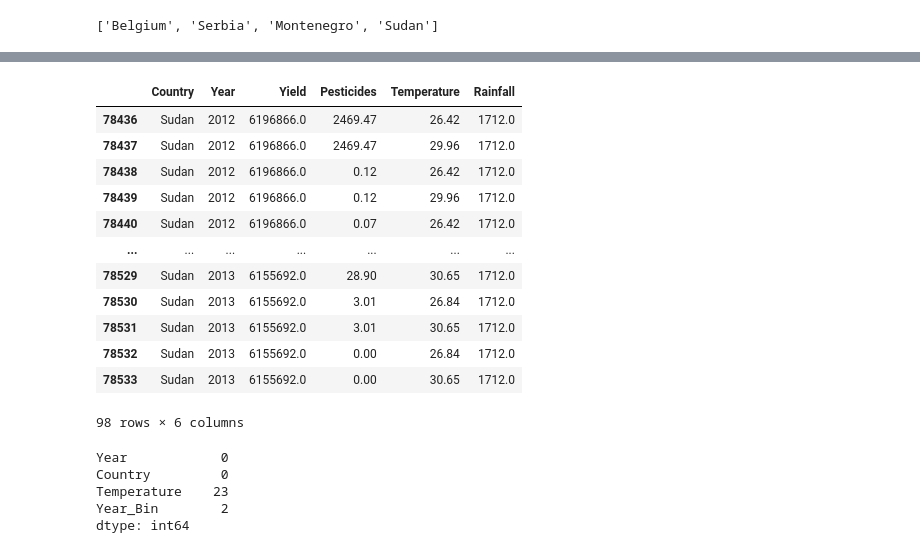
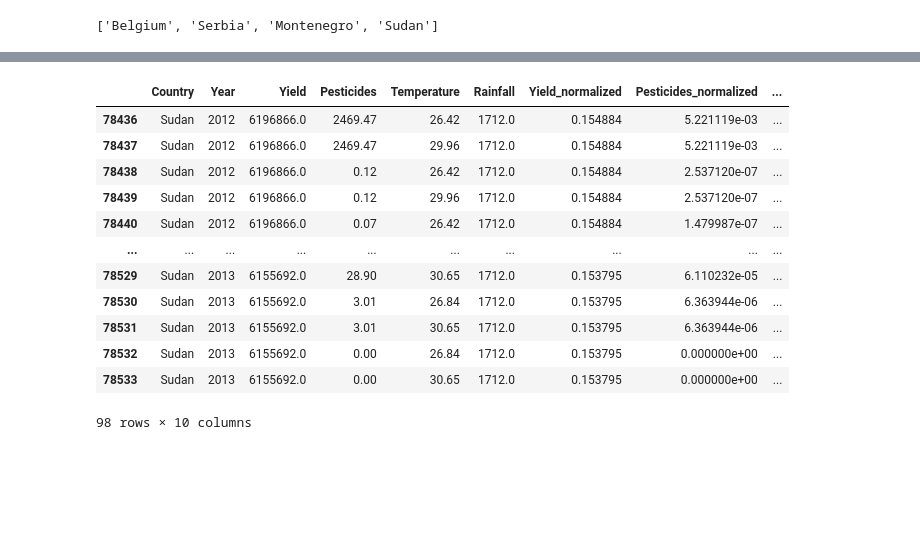
Before and after one commit to nkabram/um-milestone, a Jupyter notebook: osas_analysis.ipynb, the cells around one changed output, grey strips where cells are left out. Cells and saved outputs as stored; diff of their text form; code cells hidden in the pictures; blank space fills up the shorter version.

```diff
--- a/osas_analysis.ipynb
+++ b/osas_analysis.ipynb
@@ -163,13 +161,13 @@ time_series(df, columns_to_plot_time_series)
 # %% [output]
 [figure]
 # %%
-yield_min = merged_df['Yield'].min()
-yield_max = merged_df['Yield'].max()
-merged_df['Yield_normalized'] = (merged_df['Yield'] - yield_min) / (yield_max - yield_min)
+yield_min = df['Yield'].min()
+yield_max = df['Yield'].max()
+df['Yield_normalized'] = (df['Yield'] - yield_min) / (yield_max - yield_min)
 
 # Pesticides
-pesticides_min = merged_df['Pesticides'].min()
-pesticides_max = merged_df['Pesticides'].max()
-merged_df['Pesticides_normalized'] = (merged_df['Pesticides'] - pesticides_min) / (pesticides_max - pesticides_min)
+pesticides_min = df['Pesticides'].min()
+pesticides_max = df['Pesticides'].max()
+df['Pesticides_normalized'] = (df['Pesticides'] - pesticides_min) / (pesticides_max - pesticides_min)
 # %%
 # Calculate the percentage increase for Yield and percentage decrease for Pesticides
@@ -634,26 +631,17 @@ set(ranking_df['Country'].tolist()) & set(selected_countries)
 # %%
 # Filtering rows in 'merged_df' where the 'Country' is 'Sudan'.
-merged_df[merged_df['Country'] == 'Sudan']
+df[df['Country'] == 'Sudan']
 # %% [output]
-|  | Country | Year | Yield | Pesticides | Temperature | Rainfall |
-| 78436 | Sudan | 2012 | 6196866.0 | 2469.47 | 26.42 | 1712.0 |
-| 78437 | Sudan | 2012 | 6196866.0 | 2469.47 | 29.96 | 1712.0 |
-| 78438 | Sudan | 2012 | 6196866.0 | 0.12 | 26.42 | 1712.0 |
-| 78439 | Sudan | 2012 | 6196866.0 | 0.12 | 29.96 | 1712.0 |
-| 78440 | Sudan | 2012 | 6196866.0 | 0.07 | 26.42 | 1712.0 |
-| ... | ... | ... | ... | ... | ... | ... |
-| 78529 | Sudan | 2013 | 6155692.0 | 28.90 | 30.65 | 1712.0 |
-| 78530 | Sudan | 2013 | 6155692.0 | 3.01 | 26.84 | 1712.0 |
-| 78531 | Sudan | 2013 | 6155692.0 | 3.01 | 30.65 | 1712.0 |
-| 78532 | Sudan | 2013 | 6155692.0 | 0.00 | 26.84 | 1712.0 |
-| 78533 | Sudan | 2013 | 6155692.0 | 0.00 | 30.65 | 1712.0 |
+|  | Country | Year | Yield | Pesticides | Temperature | Rainfall | Yield_normalized | Pesticides_normalized | ... |
+| 78436 | Sudan | 2012 | 6196866.0 | 2469.47 | 26.42 | 1712.0 | 0.154884 | 5.221119e-03 | ... |
+| 78437 | Sudan | 2012 | 6196866.0 | 2469.47 | 29.96 | 1712.0 | 0.154884 | 5.221119e-03 | ... |
+| 78438 | Sudan | 2012 | 6196866.0 | 0.12 | 26.42 | 1712.0 | 0.154884 | 2.537120e-07 | ... |
+| 78439 | Sudan | 2012 | 6196866.0 | 0.12 | 29.96 | 1712.0 | 0.154884 | 2.537120e-07 | ... |
+| 78440 | Sudan | 2012 | 6196866.0 | 0.07 | 26.42 | 1712.0 | 0.154884 | 1.479987e-07 | ... |
+| ... | ... | ... | ... | ... | ... | ... | ... | ... | ... |
+| 78529 | Sudan | 2013 | 6155692.0 | 28.90 | 30.65 | 1712.0 | 0.153795 | 6.110232e-05 | ... |
+| 78530 | Sudan | 2013 | 6155692.0 | 3.01 | 26.84 | 1712.0 | 0.153795 | 6.363944e-06 | ... |
+| 78531 | Sudan | 2013 | 6155692.0 | 3.01 | 30.65 | 1712.0 | 0.153795 | 6.363944e-06 | ... |
+| 78532 | Sudan | 2013 | 6155692.0 | 0.00 | 26.84 | 1712.0 | 0.153795 | 0.000000e+00 | ... |
+| 78533 | Sudan | 2013 | 6155692.0 | 0.00 | 30.65 | 1712.0 | 0.153795 | 0.000000e+00 | ... |
-98 rows × 6 columns
+98 rows × 10 columns
-# %%
-# Counting missing values for each column in 'temp_df' where the 'Country' is 'Sudan'.
-temp_df[temp_df['Country'] == 'Sudan'].isna().sum()
-# %% [output]
-Year            0
-Country         0
-Temperature    23
-Year_Bin        2
-dtype: int64
```
Also changed, not shown: parts of 14 cells of this notebook.
